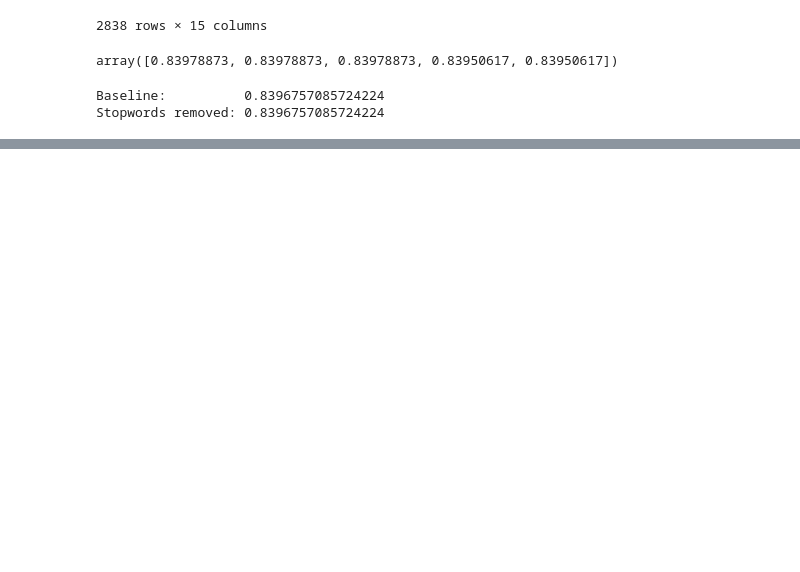
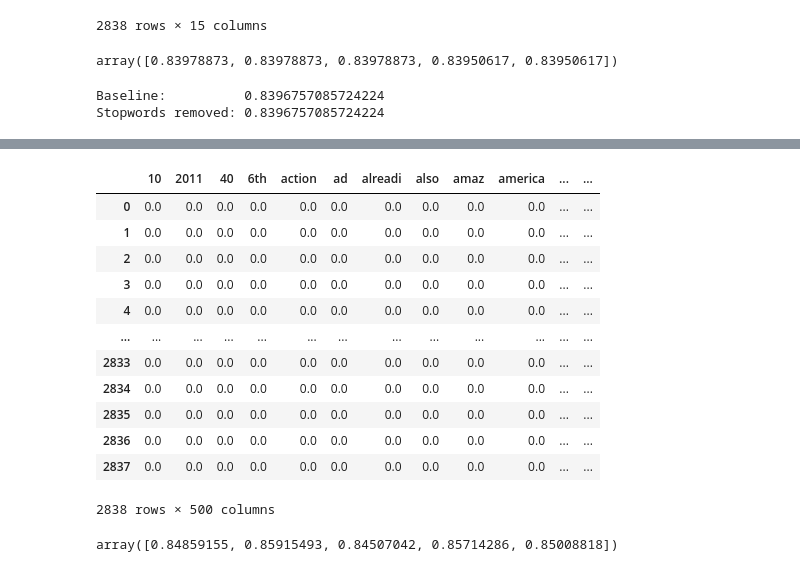
Before and after one commit to josh-g-grimes/Twitter-Sentiment-NLP, a Jupyter notebook: notebook.ipynb, the cells around one changed output, grey strips where cells are left out. Saved outputs shown, nothing was run; the diff lists cells and outputs as text; code cells hidden in the pictures; blank space fills up the shorter version.

```diff
--- a/notebook.ipynb
+++ b/notebook.ipynb
@@ -242,0 +326,35 @@ def stem_and_tokenize(document):
+# %%
+# Instantiate the vectorizer
+tfidf = TfidfVectorizer(
+    lowercase=True,
+    ngram_range=(1, 2),
+    norm='l2',
+    max_features=500,
+    stop_words=stemmed_stopwords,
+    tokenizer=stem_and_tokenize
+)
+
+# Fit the vectorizer on X_train["text"] and transform it
+X_train_vectorized = tfidf.fit_transform(X_train["tweet_text"])
+
+# Visually inspect the vectorized data
+pd.DataFrame.sparse.from_spmatrix(X_train_vectorized, columns=tfidf.get_feature_names_out())
+# %% [output]
+|  | 10 | 2011 | 40 | 6th | action | ad | alreadi | also | amaz | america | ... | ... |
+| 0 | 0.0 | 0.0 | 0.0 | 0.0 | 0.0 | 0.0 | 0.0 | 0.0 | 0.0 | 0.0 | ... | ... |
+| 1 | 0.0 | 0.0 | 0.0 | 0.0 | 0.0 | 0.0 | 0.0 | 0.0 | 0.0 | 0.0 | ... | ... |
+| 2 | 0.0 | 0.0 | 0.0 | 0.0 | 0.0 | 0.0 | 0.0 | 0.0 | 0.0 | 0.0 | ... | ... |
+| 3 | 0.0 | 0.0 | 0.0 | 0.0 | 0.0 | 0.0 | 0.0 | 0.0 | 0.0 | 0.0 | ... | ... |
+| 4 | 0.0 | 0.0 | 0.0 | 0.0 | 0.0 | 0.0 | 0.0 | 0.0 | 0.0 | 0.0 | ... | ... |
+| ... | ... | ... | ... | ... | ... | ... | ... | ... | ... | ... | ... | ... |
+| 2833 | 0.0 | 0.0 | 0.0 | 0.0 | 0.0 | 0.0 | 0.0 | 0.0 | 0.0 | 0.0 | ... | ... |
+| 2834 | 0.0 | 0.0 | 0.0 | 0.0 | 0.0 | 0.0 | 0.0 | 0.0 | 0.0 | 0.0 | ... | ... |
+| 2835 | 0.0 | 0.0 | 0.0 | 0.0 | 0.0 | 0.0 | 0.0 | 0.0 | 0.0 | 0.0 | ... | ... |
+| 2836 | 0.0 | 0.0 | 0.0 | 0.0 | 0.0 | 0.0 | 0.0 | 0.0 | 0.0 | 0.0 | ... | ... |
+| 2837 | 0.0 | 0.0 | 0.0 | 0.0 | 0.0 | 0.0 | 0.0 | 0.0 | 0.0 | 0.0 | ... | ... |
+2838 rows × 500 columns
+# %%
+max_cv = cross_val_score(baseline_model, X_train_vectorized, y_train)
+max_cv
+# %% [output]
+array([0.84859155, 0.85915493, 0.84507042, 0.85714286, 0.85008818])
```
Also changed, not shown: parts of 8 cells of this notebook.
